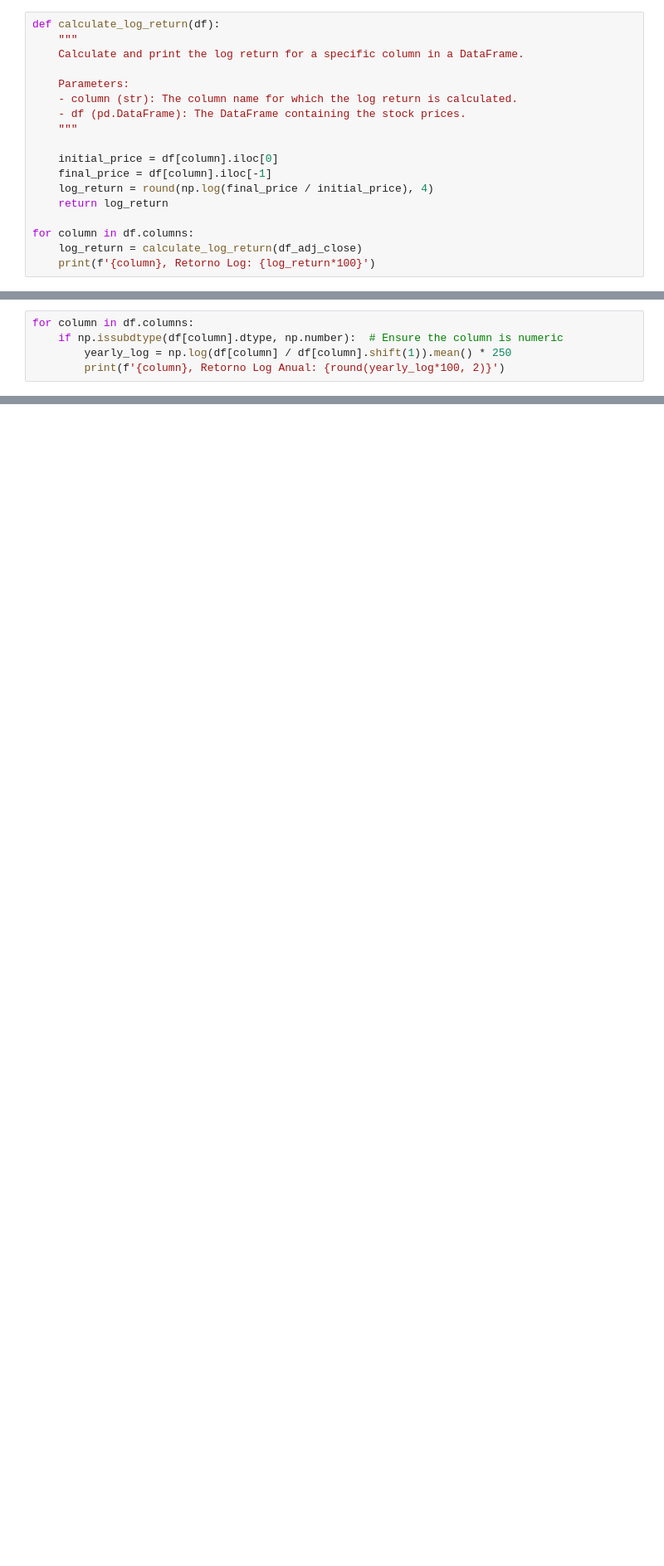
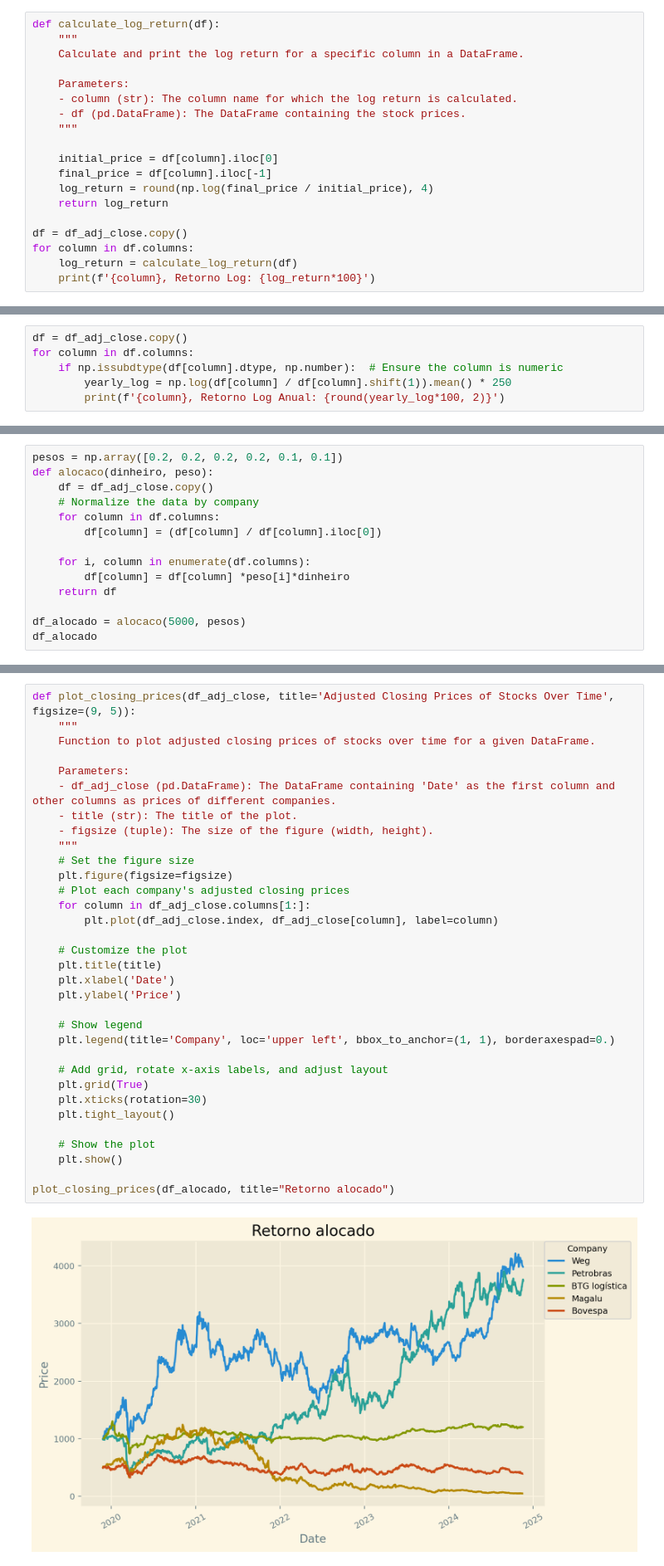
Before and after one commit to filmateus/data_science_financas, a Jupyter notebook: strocks_market_return_rate.ipynb, the cells around one changed output, grey strips where cells are left out. Shown at 83% size. Cells and saved outputs as stored; diff of their text form; blank space fills up the shorter version.

```diff
--- a/strocks_market_return_rate.ipynb
+++ b/strocks_market_return_rate.ipynb
@@ -230,8 +230,9 @@ def calculate_log_return(df):
     log_return = round(np.log(final_price / initial_price), 4)
     return log_return
 
+df = df_adj_close.copy()
 for column in df.columns:
-    log_return = calculate_log_return(df_adj_close)
+    log_return = calculate_log_return(df)
     print(f'{column}, Retorno Log: {log_return*100}')
 # %% [output]
 Marcopolo, Retorno Log: 118.53
@@ -241,6 +242,7 @@ BTG logística, Retorno Log: 19.02
 Magalu, Retorno Log: -239.82000000000002
 Bovespa, Retorno Log: -26.25
 # %%
+df = df_adj_close.copy()
 for column in df.columns:
     if np.issubdtype(df[column].dtype, np.number):  # Ensure the column is numeric
         yearly_log = np.log(df[column] / df[column].shift(1)).mean() * 250
@@ -254,0 +259,14 @@ Bovespa, Retorno Log Anual: -5.29
+# %%
+pesos = np.array([0.2, 0.2, 0.2, 0.2, 0.1, 0.1])
+def alocaco(dinheiro, peso):
+    df = df_adj_close.copy()
+    # Normalize the data by company
+    for column in df.columns:
+        df[column] = (df[column] / df[column].iloc[0])
+
+    for i, column in enumerate(df.columns):
+        df[column] = df[column] *peso[i]*dinheiro
+    return df
+
+df_alocado = alocaco(5000, pesos)
+df_alocado
@@ -254,0 +288,35 @@ Bovespa, Retorno Log Anual: -5.29
+# %%
+def plot_closing_prices(df_adj_close, title='Adjusted Closing Prices of Stocks Over Time', figsize=(9, 5)):
+    """
+    Function to plot adjusted closing prices of stocks over time for a given DataFrame.
+
+    Parameters:
+    - df_adj_close (pd.DataFrame): The DataFrame containing 'Date' as the first column and other columns as prices of different companies.
+    - title (str): The title of the plot.
+    - figsize (tuple): The size of the figure (width, height).
+    """
+    # Set the figure size
+    plt.figure(figsize=figsize)
+    # Plot each company's adjusted closing prices
+    for column in df_adj_close.columns[1:]:
+        plt.plot(df_adj_close.index, df_adj_close[column], label=column)
+
+    # Customize the plot
+    plt.title(title)
+    plt.xlabel('Date')
+    plt.ylabel('Price')
+
+    # Show legend
+    plt.legend(title='Company', loc='upper left', bbox_to_anchor=(1, 1), borderaxespad=0.)
+
+    # Add grid, rotate x-axis labels, and adjust layout
+    plt.grid(True)
+    plt.xticks(rotation=30)
+    plt.tight_layout()
+
+    # Show the plot
+    plt.show()
+
+plot_closing_prices(df_alocado, title="Retorno alocado")
+# %% [output]
+[figure, added]
```
Also changed, not shown: parts of 5 cells of this notebook.
